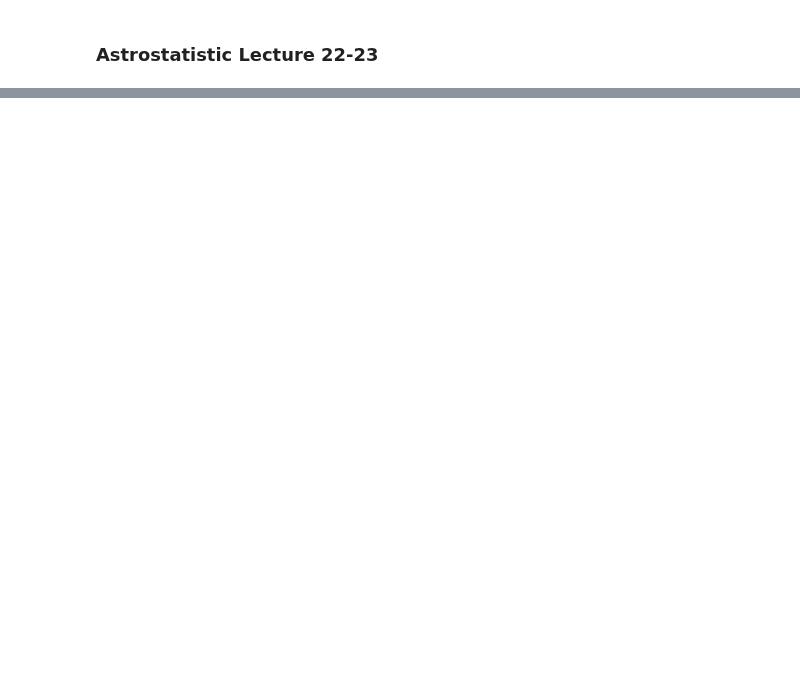
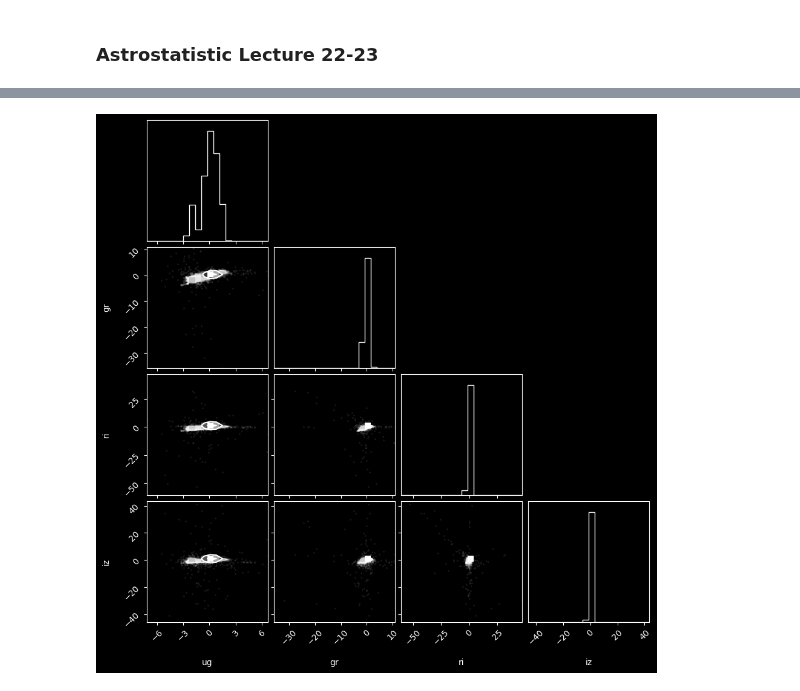
Before and after one commit to RiccardoFanton/astrostatistics_bicocca_2026, a Jupyter notebook: working/Lecture_22.ipynb, the cells around one changed output, grey strips where cells are left out. Drawn from its saved outputs; the diff is of its cells as text; code cells hidden in the pictures; blank space fills up the shorter version.

```diff
--- a/working/Lecture_22.ipynb
+++ b/working/Lecture_22.ipynb
@@ -18,0 +69,6 @@ I0000 00:00:1779357387.775605   17300 cudart_stub.cc:31] Could not find cuda dri
+# %%
+#the first step is to scale our data  now our points are alle centered around 0
+staring_x = (staring_x - np.mean(staring_x, axis=0)) / np.std(staring_x, axis=0)
+corner.corner(staring_x, labels=['ug', 'gr', 'ri', 'iz'])
+plt.show()
+# %% [output]
@@ -18,0 +81 @@ I0000 00:00:1779357387.775605   17300 cudart_stub.cc:31] Could not find cuda dri
+[figure, added]
```
Also changed, not shown: parts of 7 cells of this notebook.
